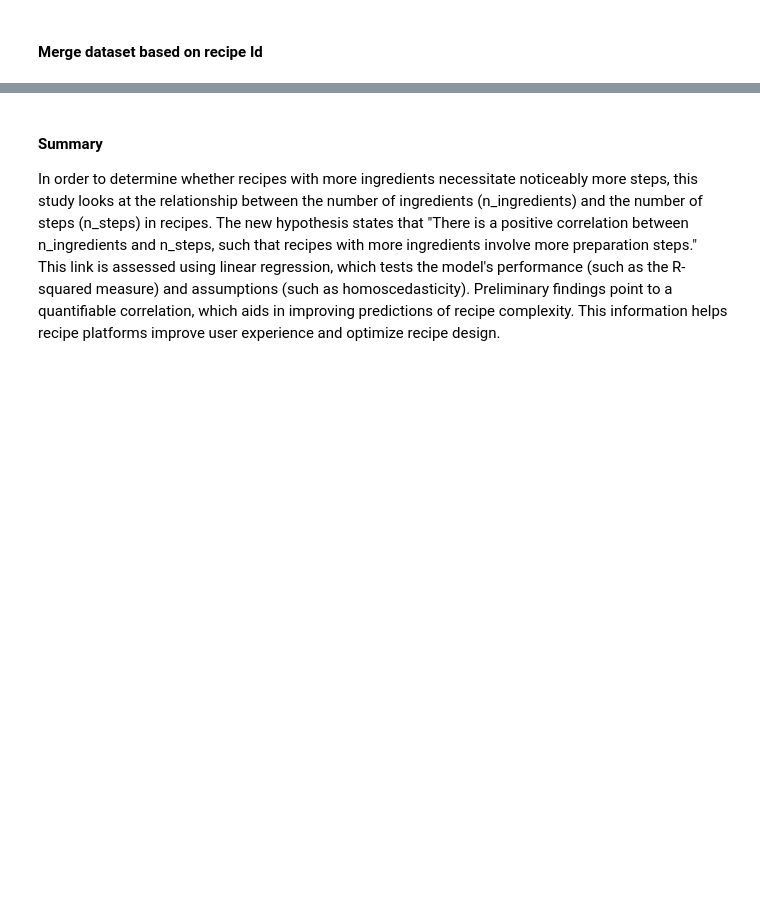
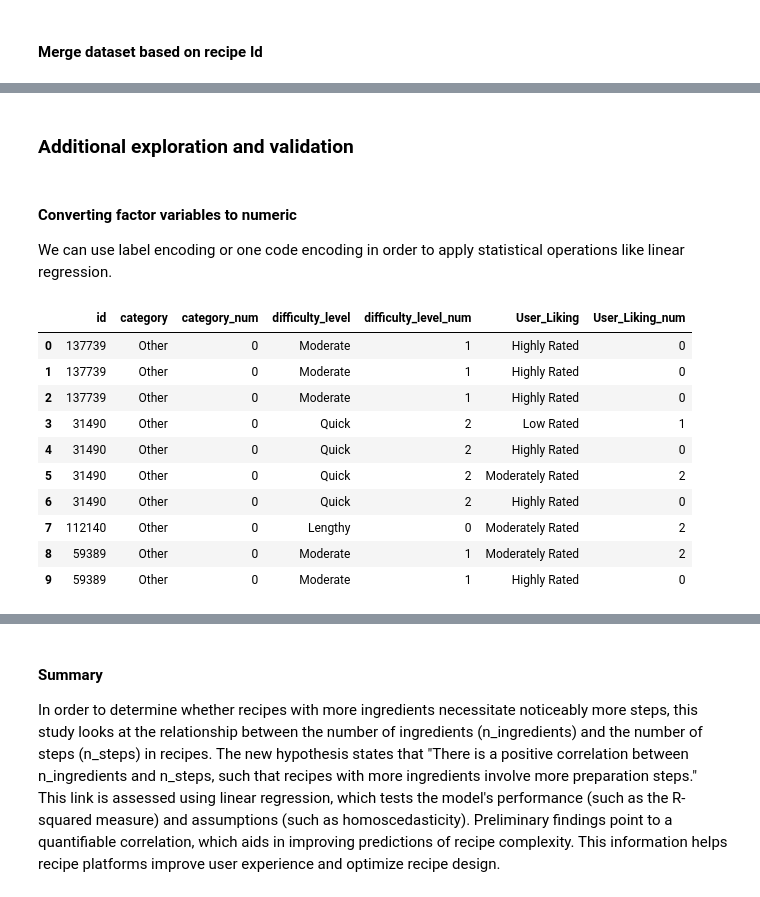
Before and after one commit to khushbunlad/PROG8431, a Jupyter notebook: GroupPresentation5.ipynb, the cells around one changed output, grey strips where cells are left out. Drawn from its saved outputs; the diff is of its cells as text; code cells hidden in the pictures; blank space fills up the shorter version.

```diff
--- a/GroupPresentation5.ipynb
+++ b/GroupPresentation5.ipynb
@@ -128,0 +131,38 @@ Data Merged Successfully
+# %%
+
+merged_data['category'] = merged_data['tags'].apply(lambda x: 'Quick Meal' if 'quick' in x.lower() else 'Other')
+
+def categorize_minutes(minutes):
+    if minutes <= 30:
+        return "Quick"
+    elif minutes <= 60:
+        return "Moderate"
+    else:
+        return "Lengthy"
+
+merged_data['difficulty_level'] = merged_data['minutes'].apply(categorize_minutes)
+
+def categorize_rating(rating):
+    if rating >= 4.5:
+        return "Highly Rated"
+    elif rating >= 3.0:
+        return "Moderately Rated"
+    else:
+        return "Low Rated"
+
+merged_data['User_Liking'] = merged_data['rating'].apply(categorize_rating)
+
+# Value counts for 'category'
+category_counts = merged_data['category'].value_counts()
+print("Category Counts---------------------")
+print(category_counts)
+
+# Value counts for 'difficulty_level'
+difficulty_level_counts = merged_data['difficulty_level'].value_counts()
+print("\nDifficulty Level Counts---------------------")
+print(difficulty_level_counts)
+
+# Value counts for 'User_Liking'
+user_liking_counts = merged_data['User_Liking'].value_counts()
+print("\nUser Liking Counts---------------------")
+print(user_liking_counts)
@@ -128,0 +189,25 @@ Data Merged Successfully
+# %% [markdown]
+### Additional exploration and validation
+# %% [markdown]
+#### Converting factor variables to numeric
+
+We can use label encoding or one code encoding in order to apply statistical operations like linear regression.
+# %%
+from sklearn.preprocessing import LabelEncoder
+label_encoder = LabelEncoder()
+merged_data['category_num'] = label_encoder.fit_transform(merged_data['category'])
+merged_data['difficulty_level_num'] = label_encoder.fit_transform(merged_data['difficulty_level'])
+merged_data['User_Liking_num'] = label_encoder.fit_transform(merged_data['User_Liking'])
+merged_data[['id','category', 'category_num', 'difficulty_level', 'difficulty_level_num', 'User_Liking', 'User_Liking_num']].head(10)
+# %% [output]
+|  | id | category | category_num | difficulty_level | difficulty_level_num | User_Liking | User_Liking_num |
+| 0 | 137739 | Other | 0 | Moderate | 1 | Highly Rated | 0 |
+| 1 | 137739 | Other | 0 | Moderate | 1 | Highly Rated | 0 |
+| 2 | 137739 | Other | 0 | Moderate | 1 | Highly Rated | 0 |
+| 3 | 31490 | Other | 0 | Quick | 2 | Low Rated | 1 |
+| 4 | 31490 | Other | 0 | Quick | 2 | Highly Rated | 0 |
+| 5 | 31490 | Other | 0 | Quick | 2 | Moderately Rated | 2 |
+| 6 | 31490 | Other | 0 | Quick | 2 | Highly Rated | 0 |
+| 7 | 112140 | Other | 0 | Lengthy | 0 | Moderately Rated | 2 |
+| 8 | 59389 | Other | 0 | Moderate | 1 | Moderately Rated | 2 |
+| 9 | 59389 | Other | 0 | Moderate | 1 | Highly Rated | 0 |
```
Also changed, not shown: parts of 12 cells of this notebook, 1 other file.
